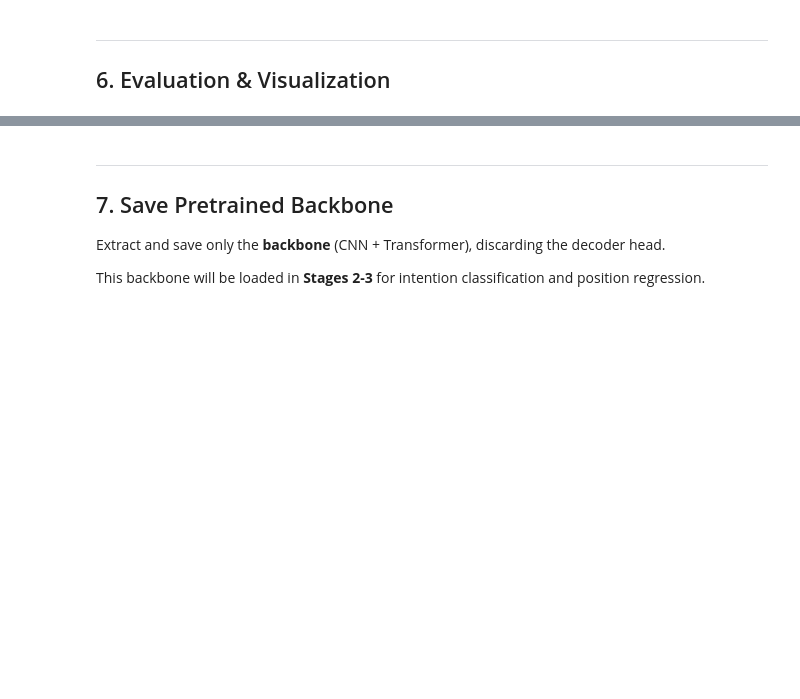
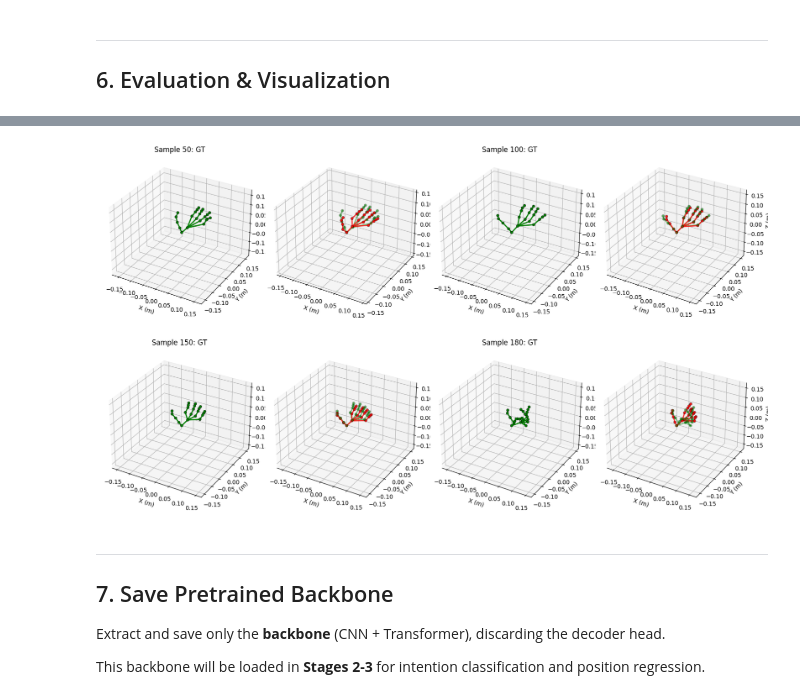
Before and after one commit to hinpak/comp4471-project, a Jupyter notebook: notebook/02_stage1_depth_to_skeleton.ipynb, the cells around one changed output, grey strips where cells are left out. Drawn from its saved outputs; the diff is of its cells as text; code cells hidden in the pictures; blank space fills up the shorter version.

Commit message:
Initial Model Saved

```diff
--- a/notebook/02_stage1_depth_to_skeleton.ipynb
+++ b/notebook/02_stage1_depth_to_skeleton.ipynb
@@ -726,36 +733,43 @@ print(f'  Final val error (palm): {history["val_error_palm"][-1]*100:.2f} cm')
 # %%
 # Visualize trained predictions
-model.load_state_dict(torch.load(PROC_DIR / 'stage1_best.pth')['model_state_dict'])
+# Add weights_only=False to torch.load()
+model.load_state_dict(
+    torch.load(PROC_DIR / 'stage1_best.pth', weights_only=False)['model_state_dict']
+)
 model.eval()
 
 # Pick 4 random validation samples
 fig = plt.figure(figsize=(16, 10))
 sample_indices = [50, 100, 150, 180]
 
 for plot_idx, sample_idx in enumerate(sample_indices):
     depth, skel_gt, label = val_ds[sample_idx]
 
     with torch.no_grad():
         depth_batch = depth.unsqueeze(0).to(device)
         skel_pred = model(depth_batch).cpu().squeeze(0).numpy()
 
-    skel_gt_np = skel_gt.numpy()
+    # DENORMALIZE predictions (remember the 10× scaling!)
+    skel_pred = skel_pred / train_ds_full.scale_factor  # Back to meters
+    skel_gt_np = skel_gt.numpy() / train_ds_full.scale_factor
 
     # Compute error
     error = np.linalg.norm(skel_pred - skel_gt_np, axis=1)
     palm_error = error[palm_joints].mean()
 
     # Plot
     ax = fig.add_subplot(2, 4, plot_idx*2 + 1, projection='3d')
     plot_skeleton_3d(ax, skel_gt_np, title=f'Sample {sample_idx}: GT', color='green')
 
     ax = fig.add_subplot(2, 4, plot_idx*2 + 2, projection='3d')
     plot_skeleton_3d(ax, skel_gt_np, title=f'Pred (palm err: {palm_error*100:.1f} cm)',
                      color='green', alpha=0.5)
     plot_skeleton_3d(ax, skel_pred, title='', color='red', alpha=0.8)
 
 plt.tight_layout()
 plt.show()
+# %% [output]
+[figure, added]
 # %% [markdown]
 ---
 ## 7. Save Pretrained Backbone <a id='7'></a>
```
Also changed, not shown: parts of 3 cells of this notebook.
